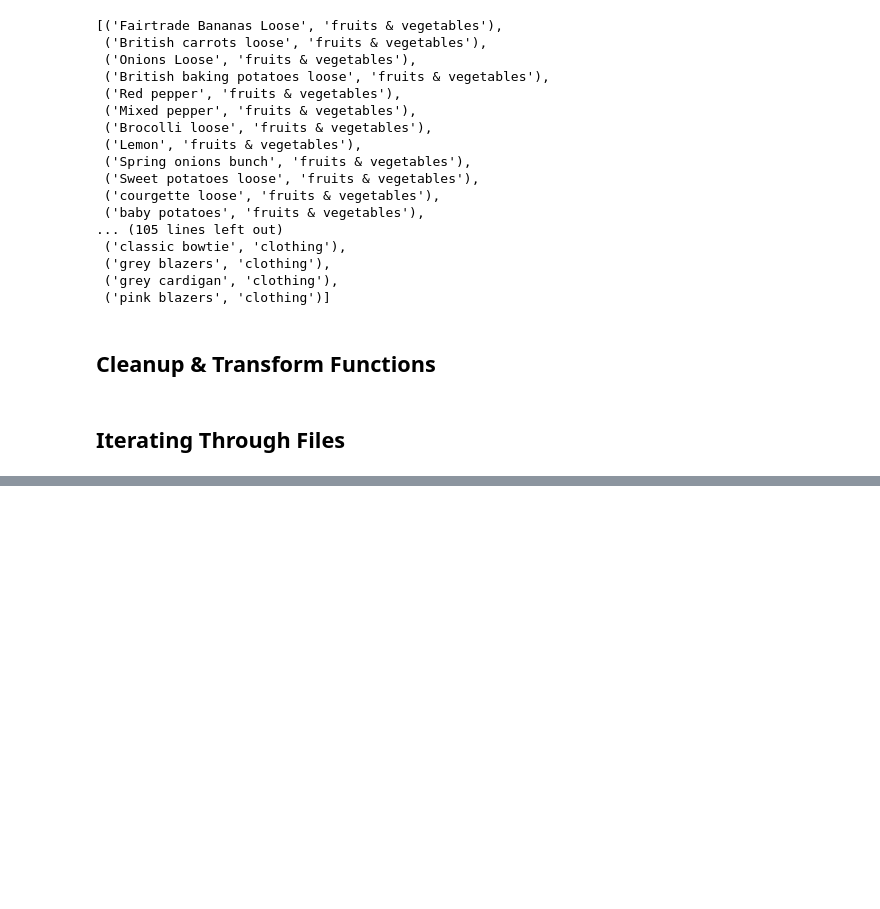
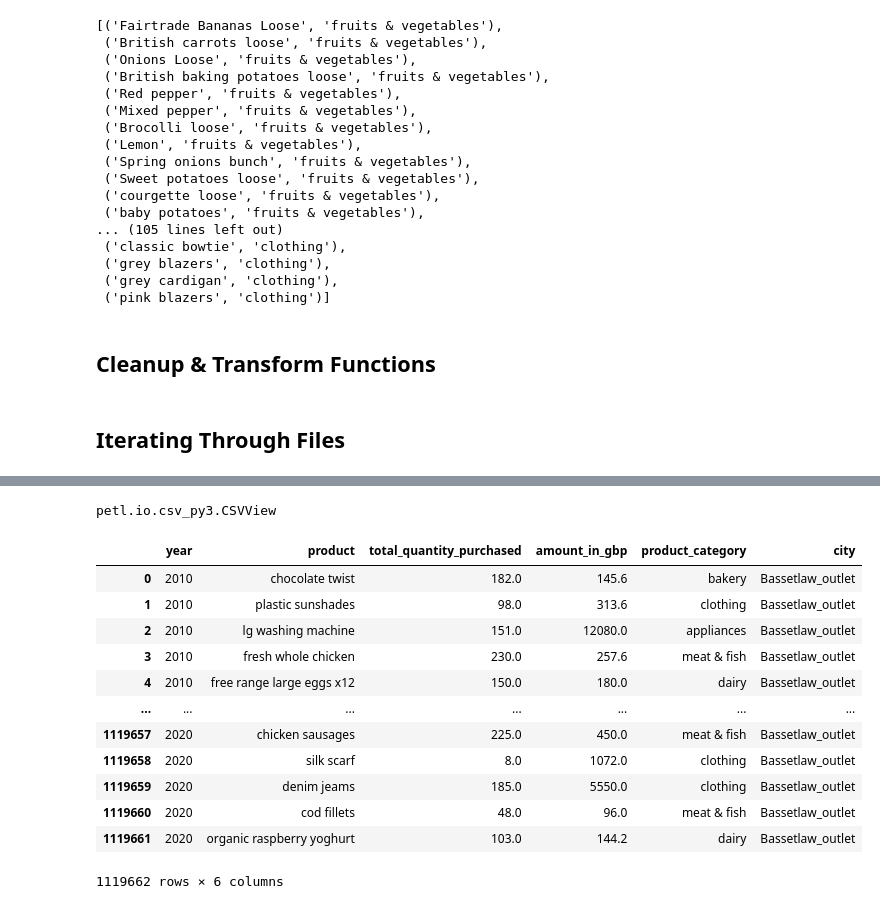
Before and after one commit to Clive07/Project_4_Retail_Dashboard, a Jupyter notebook: tester_2.ipynb, the cells around one changed output, grey strips where cells are left out. Cells and saved outputs as stored; diff of their text form; code cells hidden in the pictures; blank space fills up the shorter version.

```diff
--- a/tester_2.ipynb
+++ b/tester_2.ipynb
@@ -195,0 +207,24 @@ current_table
+# %%
+# change to DataFrame
+type(current_table)
+test = etl.fromcsv(raw_data_directory[0])
+type(test)
+# %% [output]
+petl.io.csv_py3.CSVView
+# %%
+file_name = str(raw_data_directory[0]).split('\\').pop(1)
+etl.tocsv(current_table, f'data/refined/{file_name}')
+# %% [output]
+|  | year | product | total_quantity_purchased | amount_in_gbp | product_category | city |
+| 0 | 2010 | chocolate twist | 182.0 | 145.6 | bakery | Bassetlaw_outlet |
+| 1 | 2010 | plastic sunshades | 98.0 | 313.6 | clothing | Bassetlaw_outlet |
+| 2 | 2010 | lg washing machine | 151.0 | 12080.0 | appliances | Bassetlaw_outlet |
+| 3 | 2010 | fresh whole chicken | 230.0 | 257.6 | meat & fish | Bassetlaw_outlet |
+| 4 | 2010 | free range large eggs x12 | 150.0 | 180.0 | dairy | Bassetlaw_outlet |
+| ... | ... | ... | ... | ... | ... | ... |
+| 1119657 | 2020 | chicken sausages | 225.0 | 450.0 | meat & fish | Bassetlaw_outlet |
+| 1119658 | 2020 | silk scarf | 8.0 | 1072.0 | clothing | Bassetlaw_outlet |
+| 1119659 | 2020 | denim jeams | 185.0 | 5550.0 | clothing | Bassetlaw_outlet |
+| 1119660 | 2020 | cod fillets | 48.0 | 96.0 | meat & fish | Bassetlaw_outlet |
+| 1119661 | 2020 | organic raspberry yoghurt | 103.0 | 144.2 | dairy | Bassetlaw_outlet |
+1119662 rows × 6 columns
```
Also changed, not shown: parts of 5 cells of this notebook, 1 other file.
